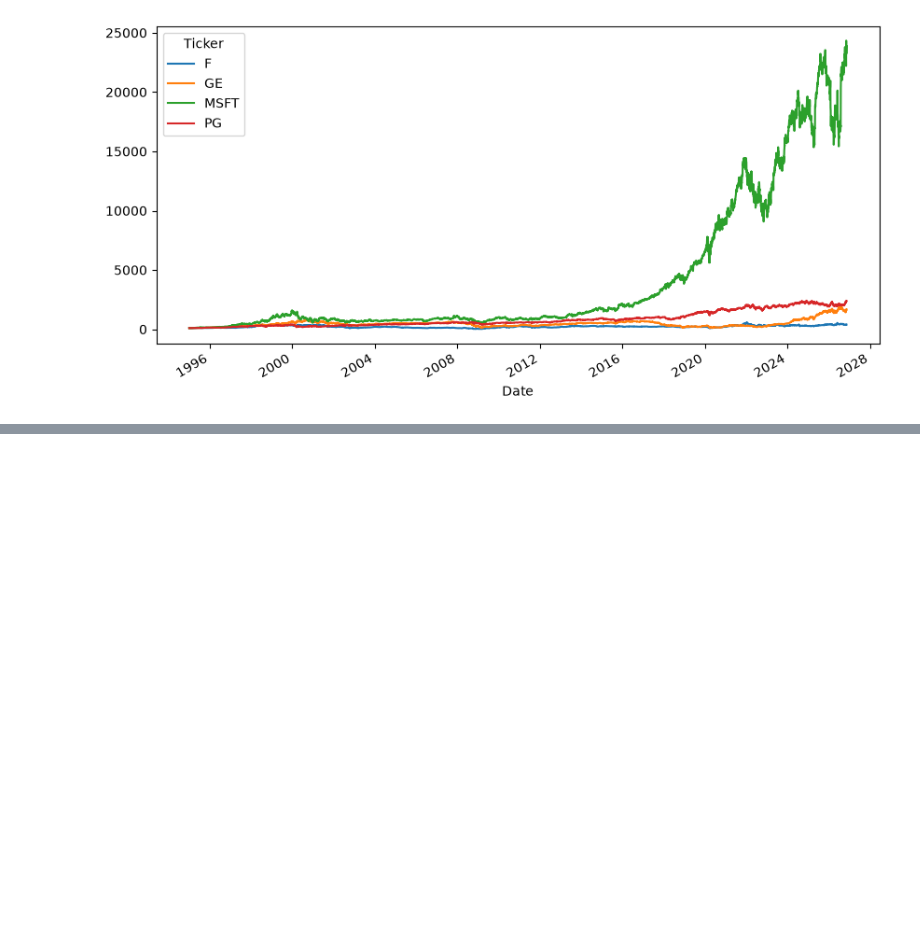
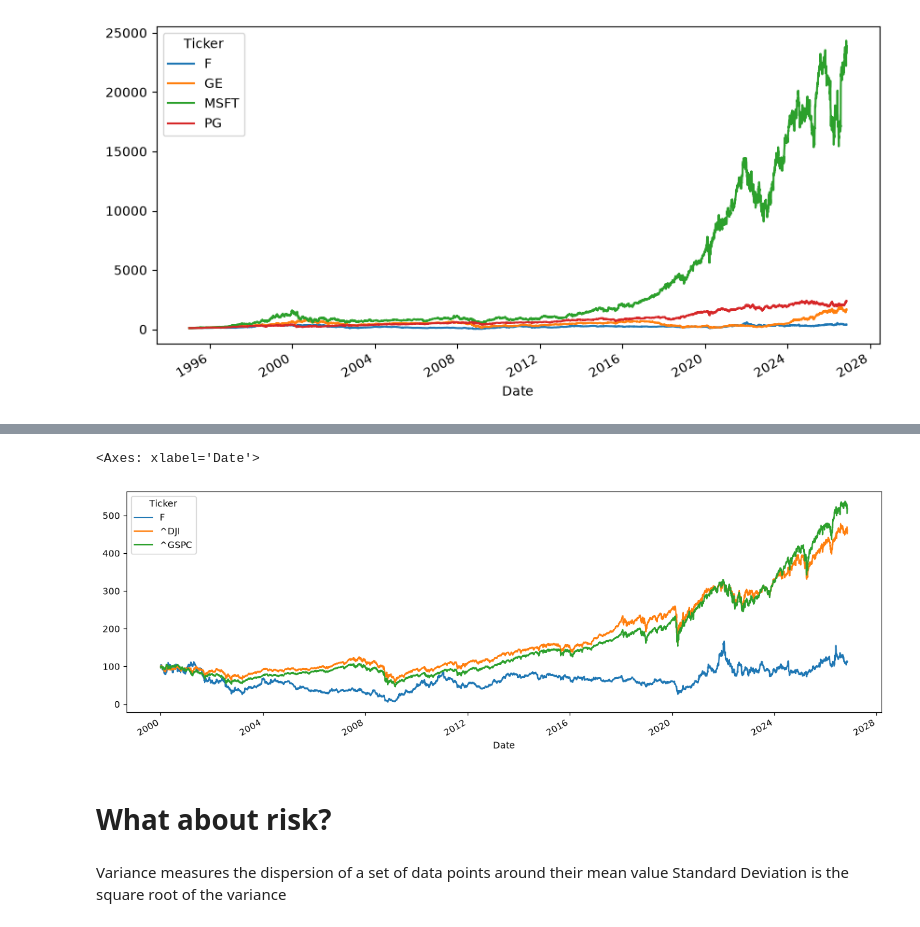
Before and after one commit to VinceLynch2002/portfolio-project, a Jupyter notebook: notebooks/practice/data.ipynb, the cells around one changed output, grey strips where cells are left out. Saved outputs shown, nothing was run; the diff lists cells and outputs as text; code cells hidden in the pictures; blank space fills up the shorter version.

```diff
--- a/notebooks/practice/data.ipynb
+++ b/notebooks/practice/data.ipynb
@@ -392,0 +574,3 @@ plt.show()
+# %%
+tickers_comp = ['F','^GSPC','^DJI']
+comp_data = yf.download(tickers_comp,start='2000-01-01',auto_adjust=True)
@@ -392,0 +595,12 @@ plt.show()
+# %%
+(comp_data['Close'] / comp_data['Close'].iloc[0] * 100).plot(figsize=(15,5))
+#this is assuming you invest 100 dollars into each from 2000
+#Ford has widly underperformed both
+# %% [output]
+<Axes: xlabel='Date'>
+[figure, added]
+# %% [markdown]
+# What about risk?
+# %% [markdown]
+Variance measures the dispersion of a set of data points around their mean value
+Standard Deviation is the square root of the variance
```
Also changed, not shown: parts of 47 cells of this notebook.
